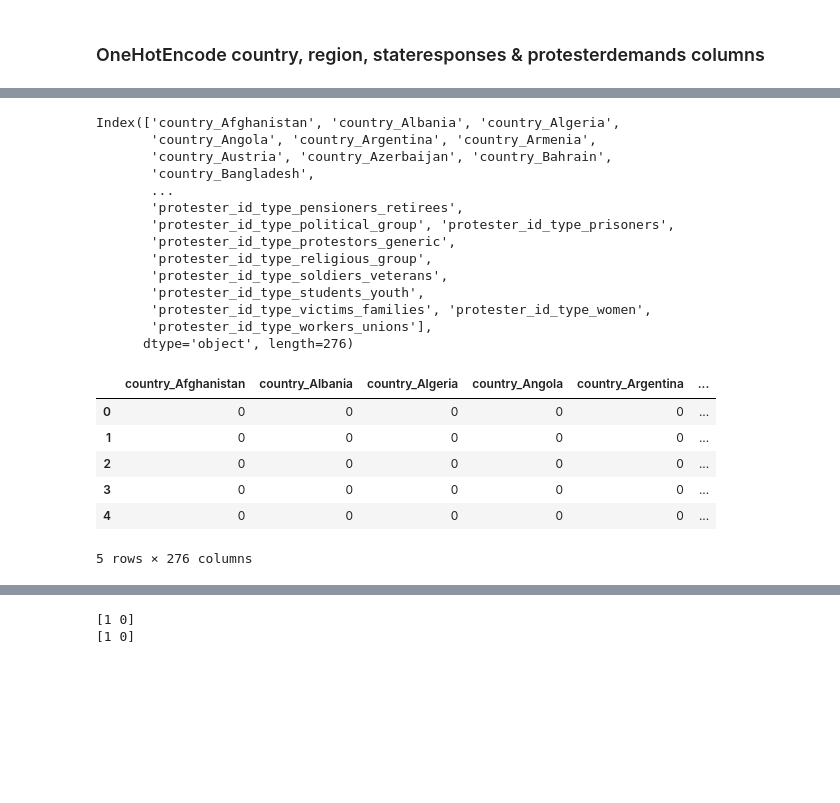
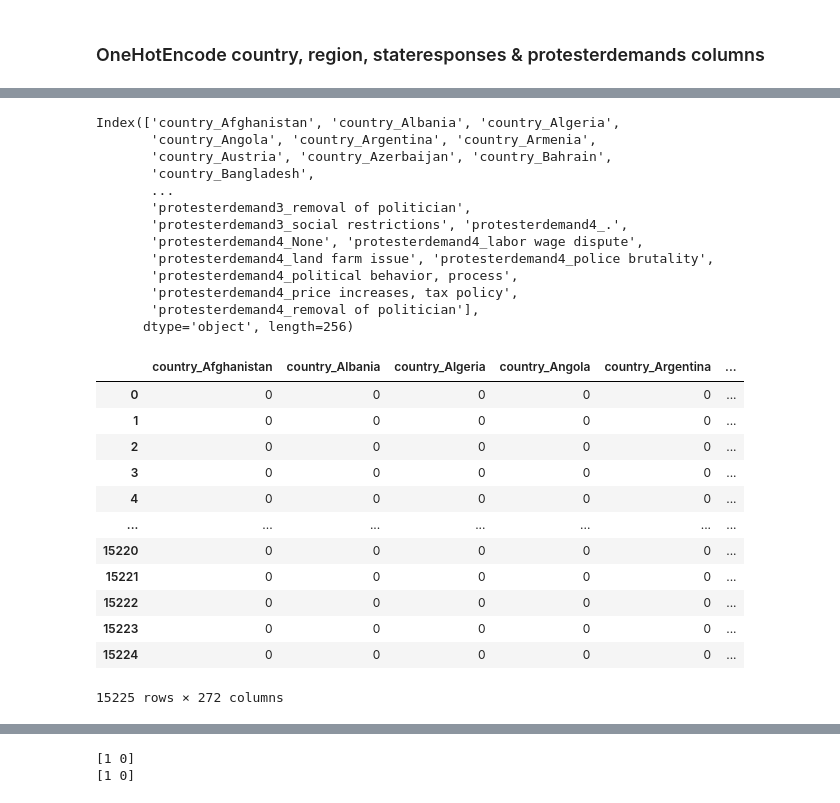
Before and after one commit to EmFib/Mass-Protests, a Jupyter notebook: Hayden Data Cleaning and EDA .ipynb, the cells around one changed output, grey strips where cells are left out. Cells and saved outputs as stored; diff of their text form; code cells hidden in the pictures; blank space fills up the shorter version.

```diff
--- a/Hayden Data Cleaning and EDA .ipynb
+++ b/Hayden Data Cleaning and EDA .ipynb
@@ -42,11 +42,11 @@ mass.rename(columns = {'PopMale':'pop_male', 'PopFemale':'pop_female', 'PopTotal
 # %% [markdown]
 ### OneHotEncode country, region, stateresponses & protesterdemands columns
 # %%
-# df with categorical variables that we want to encode
+# fill nulls with 'no response'
 df = mass[['country', 'region','protesterdemand1', 'protesterdemand2', 'protesterdemand3',
        'protesterdemand4', 'stateresponse1', 'stateresponse2',
        'stateresponse3', 'stateresponse4', 'stateresponse5', 'stateresponse6',
-       'stateresponse7', 'protest_size_category', 'protester_id_type']]
+       'stateresponse7']]
 df.head()
 # %% [output]
 |  | country | region | protesterdemand1 | protesterdemand2 | protesterdemand3 | protesterdemand4 | ... |
@@ -105,10 +100,10 @@ onehot = OneHotEncoder(dtype=np.int, sparse=True)
 
 ohe_df = pd.DataFrame(onehot.fit_transform(df[['country', 'region','stateresponse1', 'stateresponse2', 'stateresponse3', 'stateresponse4',
        'stateresponse5', 'stateresponse6', 'stateresponse7', 'protesterdemand1',
-       'protesterdemand2', 'protesterdemand3', 'protesterdemand4', 'protest_size_category', 'protester_id_type']]).toarray(),
+       'protesterdemand2', 'protesterdemand3', 'protesterdemand4']]).toarray(),
                          columns=onehot.get_feature_names(['country', 'region','stateresponse1', 'stateresponse2', 'stateresponse3', 'stateresponse4',
        'stateresponse5', 'stateresponse6', 'stateresponse7', 'protesterdemand1',
-       'protesterdemand2', 'protesterdemand3', 'protesterdemand4', 'protest_size_category', 'protester_id_type']))
+       'protesterdemand2', 'protesterdemand3', 'protesterdemand4']))
 # %%
 ohe_df.columns
 # %% [output]
@@ -117,22 +112,27 @@ Index(['country_Afghanistan', 'country_Albania', 'country_Algeria',
        'country_Austria', 'country_Azerbaijan', 'country_Bahrain',
        'country_Bangladesh',
        ...
-       'protester_id_type_pensioners_retirees',
-       'protester_id_type_political_group', 'protester_id_type_prisoners',
-       'protester_id_type_protestors_generic',
-       'protester_id_type_religious_group',
-       'protester_id_type_soldiers_veterans',
-       'protester_id_type_students_youth',
-       'protester_id_type_victims_families', 'protester_id_type_women',
-       'protester_id_type_workers_unions'],
-      dtype='object', length=276)
+       'protesterdemand3_removal of politician',
+       'protesterdemand3_social restrictions', 'protesterdemand4_.',
+       'protesterdemand4_None', 'protesterdemand4_labor wage dispute',
+       'protesterdemand4_land farm issue', 'protesterdemand4_police brutality',
+       'protesterdemand4_political behavior, process',
+       'protesterdemand4_price increases, tax policy',
+       'protesterdemand4_removal of politician'],
+      dtype='object', length=256)
 # %%
-ohe_df.head()
+ohe_df
 # %% [output]
 |  | country_Afghanistan | country_Albania | country_Algeria | country_Angola | country_Argentina | ... |
 | 0 | 0 | 0 | 0 | 0 | 0 | ... |
 | 1 | 0 | 0 | 0 | 0 | 0 | ... |
 | 2 | 0 | 0 | 0 | 0 | 0 | ... |
 | 3 | 0 | 0 | 0 | 0 | 0 | ... |
 | 4 | 0 | 0 | 0 | 0 | 0 | ... |
+| ... | ... | ... | ... | ... | ... | ... |
+| 15220 | 0 | 0 | 0 | 0 | 0 | ... |
+| 15221 | 0 | 0 | 0 | 0 | 0 | ... |
+| 15222 | 0 | 0 | 0 | 0 | 0 | ... |
+| 15223 | 0 | 0 | 0 | 0 | 0 | ... |
+| 15224 | 0 | 0 | 0 | 0 | 0 | ... |
-5 rows × 276 columns
+15225 rows × 272 columns
```
Also changed, not shown: parts of 84 cells of this notebook.
